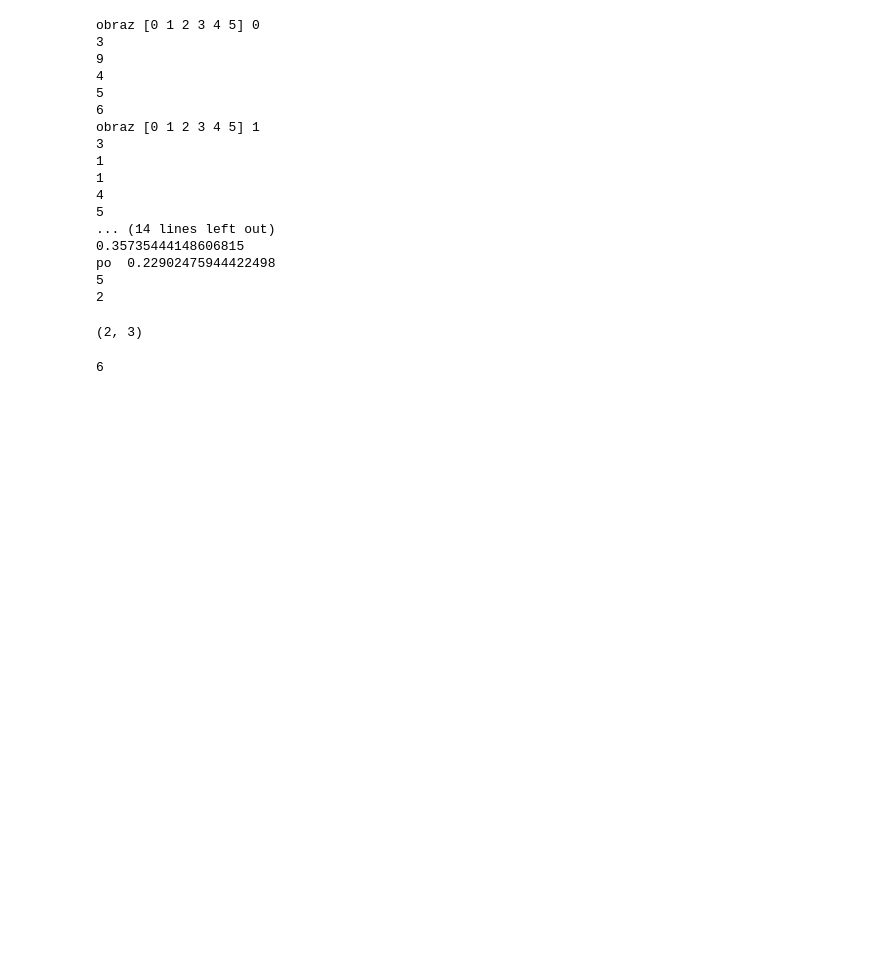
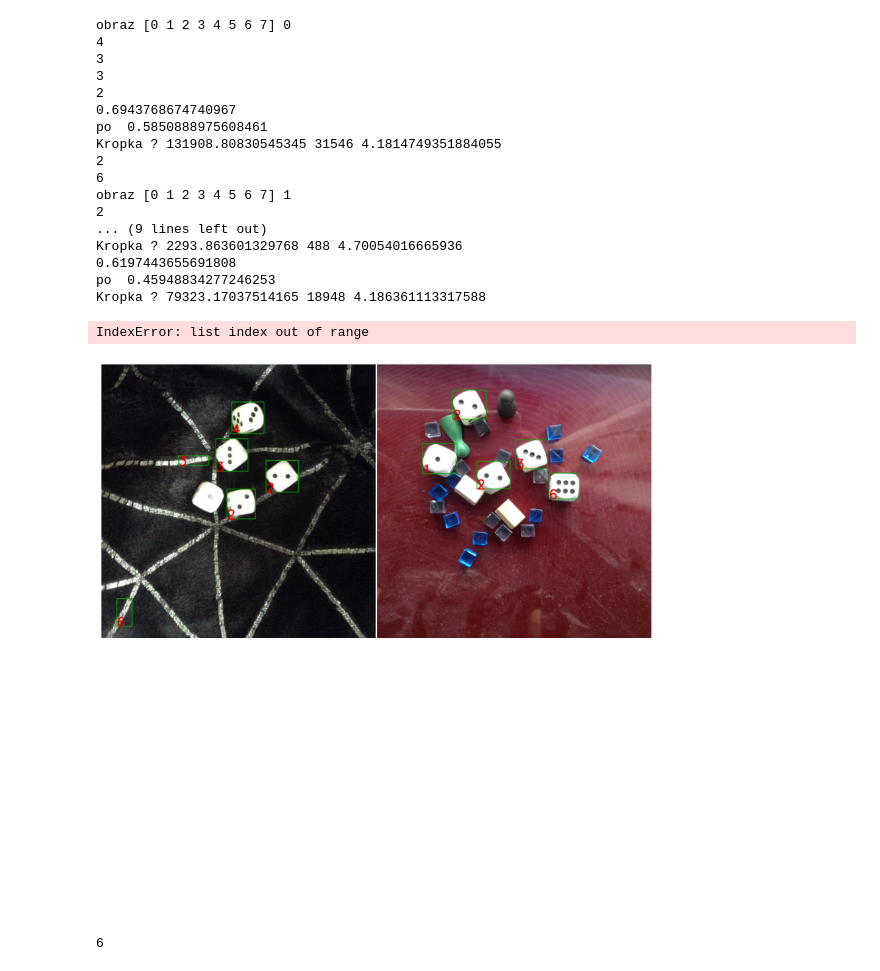
Before and after one commit to Grecjanin/DiceReader, a Jupyter notebook: DiceReader.ipynb, the cells around one changed output. Saved outputs shown, nothing was run; the diff lists cells and outputs as text; code cells hidden in the pictures; blank space fills up the shorter version.

```diff
--- a/DiceReader.ipynb
+++ b/DiceReader.ipynb
@@ -126,6 +123,13 @@ def CountWhiteDots(slicedImg):
     slicedImg = ExtractObjectsWB(slicedImg , 'g')
     #plt.imshow(slicedImg , cmap = "gray")
     x , nr = measure.label(slicedImg , return_num = True)
+    potentialDots = measure.regionprops(x)
+    for el in potentialDots:
+        elpiseArea = np.pi * el.major_axis_length * el.minor_axis_length
+        ratio = elpiseArea/el.area
+        print("Kropka ?",elpiseArea , el.area ,ratio )
+        if(round(ratio , 1) != 4.0):
+            nr-=1
     return nr
 
 
@@ -263,54 +267,49 @@ def ReadDie(labelImg , N , j):
     imgToRead = img[j]
 
     for i in range(1,N+1):
         if(regions[i-1].area > medianOfRegionsArea*0.1):
             imgPom = (labelImg == i)
             if(regions[i-1].area < 1.5 *  medianOfRegionsArea):
 
                 neigh = np.ones((regions[i-1].area//2580,regions[i-1].area//2580))
                 imgPom = ski.morphology.binary_dilation(imgPom,neigh)
                 #imgPom = ski.morphology.binary_dilation(imgPom)
                 #io.imshow(imgPom,cmap="gray")
                 #print("area " , regions[i-1].area)
 
                 #imgPom = 1-imgPom
                 x, n = measure.label(imgPom,background=True,return_num = True,connectivity = 2)
                 #print("n " , n)
                 #xr = measure.regionprops(x)
                 printNumberOfDots(n,regions[i-1],imgToRead)
             else:
                 imgToRead = separateDice(imgPom,regions[i-1],imgToRead,medianOfRegionsArea,medianOfRegionsWitdh,medianOfRegionsHeight )
 
 
     return imgToRead
 
 imgRead = [ReadDie(imgLn[i][0] , imgLn[i][1] , i) for i in range(numberOfImgs)]
 show(imgRead)
 # %% [output]
-obraz [0 1 2 3 4 5] 0
+obraz [0 1 2 3 4 5 6 7] 0
+4
 3
-9
-4
-5
+3
+2
+0.6943768674740967
+po  0.5850888975608461
+Kropka ? 131908.80830545345 31546 4.1814749351884055
+2
 6
-obraz [0 1 2 3 4 5] 1
-3
-1
-1
-4
-5
-... (14 lines left out)
-0.35735444148606815
-po  0.22902475944422498
-5
+obraz [0 1 2 3 4 5 6 7] 1
 2
+... (9 lines left out)
+Kropka ? 2293.863601329768 488 4.70054016665936
+0.6197443655691808
+po  0.45948834277246253
+Kropka ? 79323.17037514165 18948 4.186361113317588
+IndexError: list index out of range
+[figure, added]
-# %%
-test = np.array([[1,2,3],
-       [6,4,5]])
-test2 = test[:,1]
-print(test.shape)
-# %% [output]
-(2, 3)
 # %%
 x = round(5.5)
 print(x)
```
Also changed, not shown: parts of 4 cells of this notebook, 3 other files.
